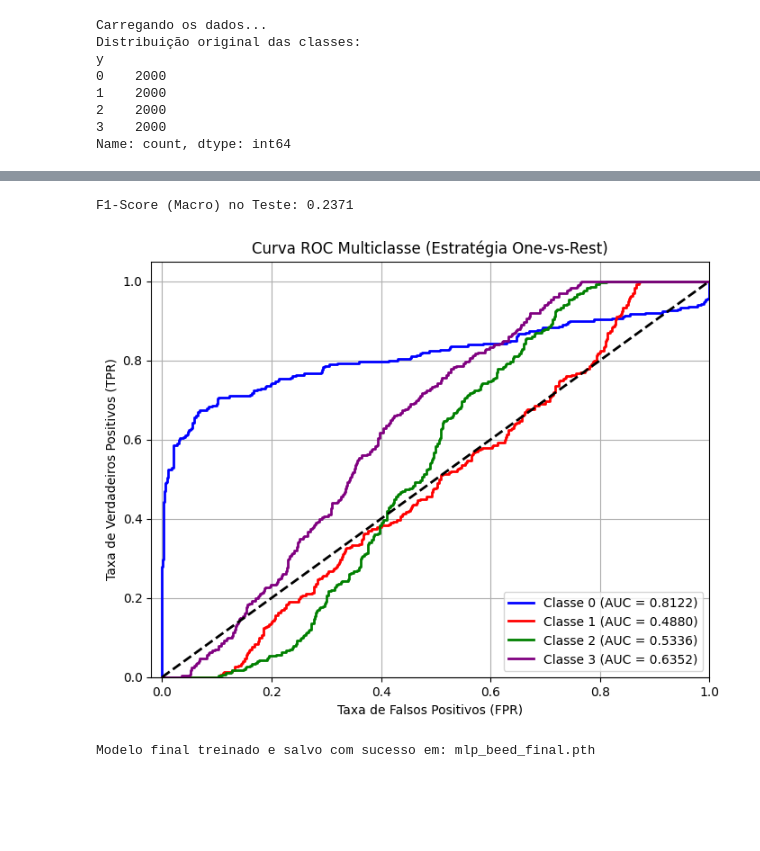
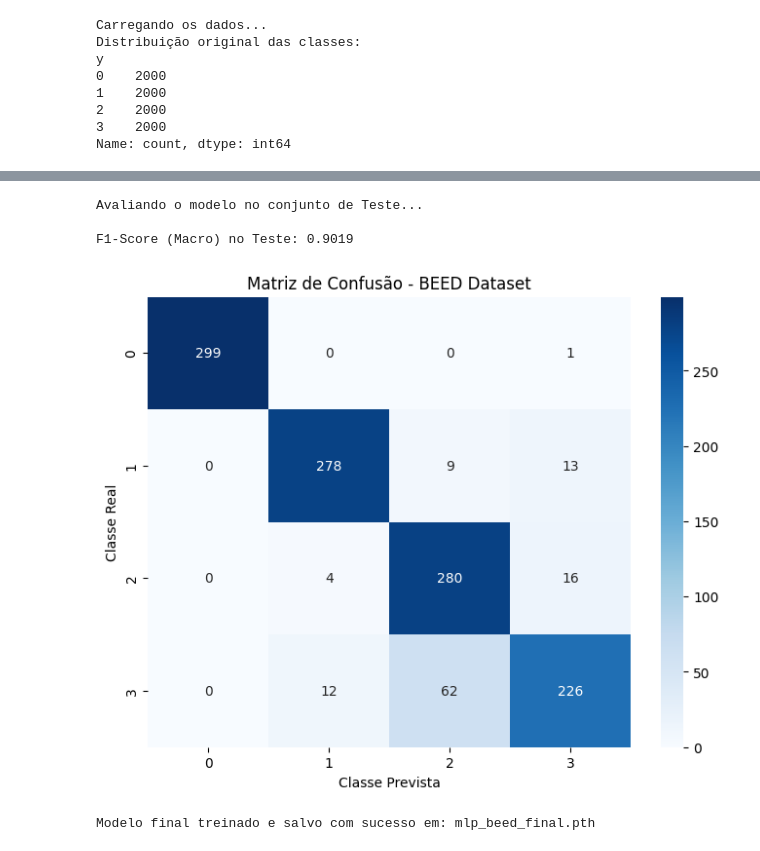
Before and after one commit to brina-malaquias/IA, a Jupyter notebook: IA.AtividadeMetricas/IA.AtividadeMetricas.ipynb, the cells around one changed output, grey strips where cells are left out. Cells and saved outputs as stored; diff of their text form; code cells hidden in the pictures; blank space fills up the shorter version.

```diff
--- a/IA.AtividadeMetricas/IA.AtividadeMetricas.ipynb
+++ b/IA.AtividadeMetricas/IA.AtividadeMetricas.ipynb
@@ -176,65 +161,45 @@ plt.show()
 # %%
 # ==========================================
 # 6. AVALIAÇÃO DO MODELO
 # ==========================================
+print("\nAvaliando o modelo no conjunto de Teste...")
+# Carregar o melhor peso validado para evitar overfitting nas épocas finais
 model.load_state_dict(torch.load('best_model_checkpoint.pth'))
 model.eval()
 
 y_true = []
 y_pred = []
-y_probs = [] # -> MODIFICAÇÃO: Lista para guardar probabilidades (necessário para a ROC)
 
 with torch.no_grad():
     for inputs, labels in test_loader:
         inputs, labels = inputs.to(device), labels.to(device)
         outputs = model(inputs)
 
-        # Extrair a probabilidade (necessário para AUC/ROC)
-        probabilities = torch.softmax(outputs, dim=1)
+        # Pega a classe com a maior pontuação
         _, predicted = torch.max(outputs.data, 1)
 
         y_true.extend(labels.cpu().numpy())
         y_pred.extend(predicted.cpu().numpy())
-        y_probs.extend(probabilities.cpu().numpy())
 
-y_true = np.array(y_true)
-y_probs = np.array(y_probs)
+# Métricas selecionadas: F1-Score (Macro) e Matriz de Confusão
+f1 = f1_score(y_true, y_pred, average='macro')
+conf_matrix = confusion_matrix(y_true, y_pred)
 
-f1 = f1_score(y_true, y_pred, average='macro')
-print(f"F1-Score (Macro) no Teste: {f1:.4f}")
+print(f"\nF1-Score (Macro) no Teste: {f1:.4f}")
 
-# -> MODIFICAÇÃO: Cálculo e Plot da Curva ROC Multiclasse (One-vs-Rest)
-# Binarizamos o 'y_true' para que vire [1, 0, 0, 0], [0, 1, 0, 0] etc.
-y_true_bin = label_binarize(y_true, classes=[0, 1, 2, 3])
-n_classes = y_true_bin.shape[1]
-
-fpr = dict()
-tpr = dict()
-roc_auc = dict()
-
-# Calcula a curva ROC e o valor AUC para cada classe separadamente
-for i in range(n_classes):
-    fpr[i], tpr[i], _ = roc_curve(y_true_bin[:, i], y_probs[:, i])
-    roc_auc[i] = auc(fpr[i], tpr[i])
-
+# Plot da Matriz de Confusão
 plt.figure(figsize=(8, 6))
-colors = cycle(['blue', 'red', 'green', 'purple'])
-for i, color in zip(range(n_classes), colors):
-    plt.plot(fpr[i], tpr[i], color=color, lw=2,
-             label=f'Classe {i} (AUC = {roc_auc[i]:.4f})')
-
-plt.plot([0, 1], [0, 1], 'k--', lw=2) # Linha de classificação aleatória
-plt.xlim([-0.02, 1.0])
-plt.ylim([0.0, 1.05])
-plt.xlabel('Taxa de Falsos Positivos (FPR)')
-plt.ylabel('Taxa de Verdadeiros Positivos (TPR)')
-plt.title('Curva ROC Multiclasse (Estratégia One-vs-Rest)')
-plt.legend(loc="lower right")
-plt.grid(True)
-plt.show() # Exibe o gráfico 2
+sns.heatmap(conf_matrix, annot=True, fmt='d', cmap='Blues',
+            xticklabels=[0, 1, 2, 3], yticklabels=[0, 1, 2, 3])
+plt.xlabel('Classe Prevista')
+plt.ylabel('Classe Real')
+plt.title('Matriz de Confusão - BEED Dataset')
+plt.show()
 # %% [output]
-F1-Score (Macro) no Teste: 0.2371
+Avaliando o modelo no conjunto de Teste...
+
+F1-Score (Macro) no Teste: 0.9019
-[figure, old version]
+[figure, new version]
 # %%
 # ==========================================
 # 7. SALVAMENTO DO MODELO
```
Also changed, not shown: parts of 2 cells of this notebook, 2 other files.
